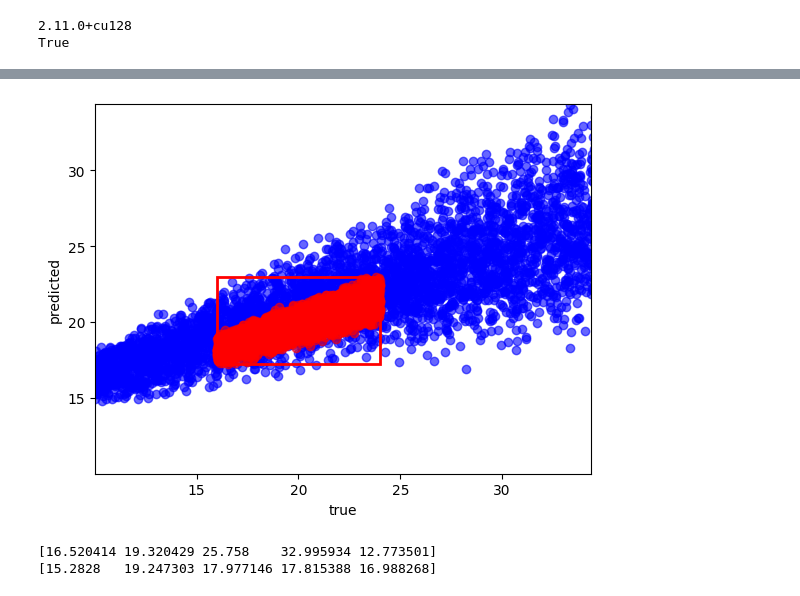
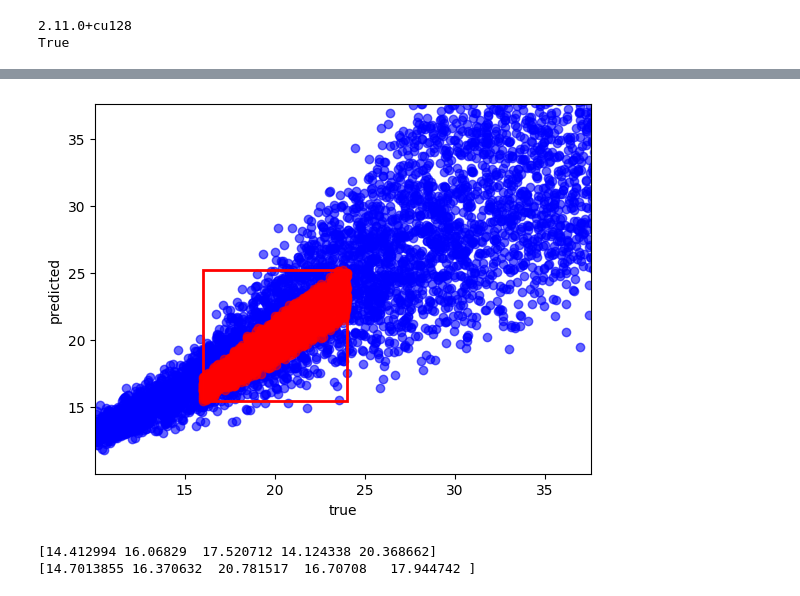
Before and after one commit to ziomek681/LindbladianLearningQubit, a Jupyter notebook: ParFindMLP_Maria/Simple_MLP.ipynb, the cells around one changed output, grey strips where cells are left out. Cells and saved outputs as stored; diff of their text form; code cells hidden in the pictures.

```diff
--- a/ParFindMLP_Maria/Simple_MLP.ipynb
+++ b/ParFindMLP_Maria/Simple_MLP.ipynb
@@ -36,7 +36,7 @@ root_train = "data/dataset_20ps_narrow_5000t"     # name of the dataset director
 root_test = "data/dataset_20ps_mid_5000t"     # name of the dataset directory
 # root = "data/dataset_2_rel40_decoh20_5000t"
 
-featuretimes=np.arange(0, 20*1e-12, 2*1e-12)
+featuretimes=np.arange(0, 40*1e-12, 2*1e-12)
 
 dataset = ds.TrajectoryDataset(root_train, False, featuretimes)
 x, y, rho_t, rho_tp1 = dataset[0]                # load the first trajectory
@@ -97,7 +97,7 @@ OK
 # %%
 pinn, dataset, (train_ds, val_ds, test_ds), history, device = t.train_pinn(
     root=root_train,
-    n_epochs=100,
+    n_epochs=1000,
     batch_size=512 ,#64,
     lr=1e-3,
     warmup_epochs=10,
@@ -171,36 +171,36 @@ labels_train_pred = np.array(labels_train_pred)
 # %%
 
 col = 4 #0,1 - relax; 2,3 - dephas; 4 - cor dephas
 
 vals = np.concatenate([labels_true[:, col], labels_pred[:, col]])
 vals_train_true = np.concatenate([labels_train_true[:, col]])
 vals_train_pred = np.concatenate([labels_train_pred[:, col]])
 max_val = np.sort(vals)[int(len(vals)*9/10)-1]
 min_val = np.sort(vals)[0]
 max_val_train_true = np.sort(vals_train_true)[len(vals_train_true)-1]
 min_val_train_true = np.sort(vals_train_true)[0]
 max_val_train_pred = np.sort(vals_train_pred)[len(vals_train_pred)-1]
 min_val_train_pred = np.sort(vals_train_pred)[0]
 
 
 mpl.scatter(labels_true[:, col], labels_pred[:, col], color='blue', alpha=0.6)
 mpl.scatter(labels_train_true[:, col], labels_train_pred[:, col], color='red', alpha=0.6)
 mpl.xlabel("true")
 mpl.ylabel("predicted")
 mpl.xlim(min_val, max_val)
 mpl.ylim(min_val, max_val)
 ax = mpl.gca()
 ax.add_patch(Rectangle((min_val_train_true, min_val_train_pred), max_val_train_true-min_val_train_true, max_val_train_pred-min_val_train_pred,
                        fill=False, edgecolor='red', linewidth=2))
 mpl.show()
 
-num = 57
+num = 51
 print(labels_true[num, :])
 print(labels_pred[num, :])
 # %% [output]
-[figure, old version]
+[figure, new version]
-[16.520414 19.320429 25.758    32.995934 12.773501]
-[15.2828   19.247303 17.977146 17.815388 16.988268]
+[14.412994 16.06829  17.520712 14.124338 20.368662]
+[14.7013855 16.370632  20.781517  16.70708   17.944742 ]
 # %%
 x_cols = [0,1]
 y_cols = [2,3,4]
```
Also changed, not shown: parts of 5 cells of this notebook, 2 other files.
